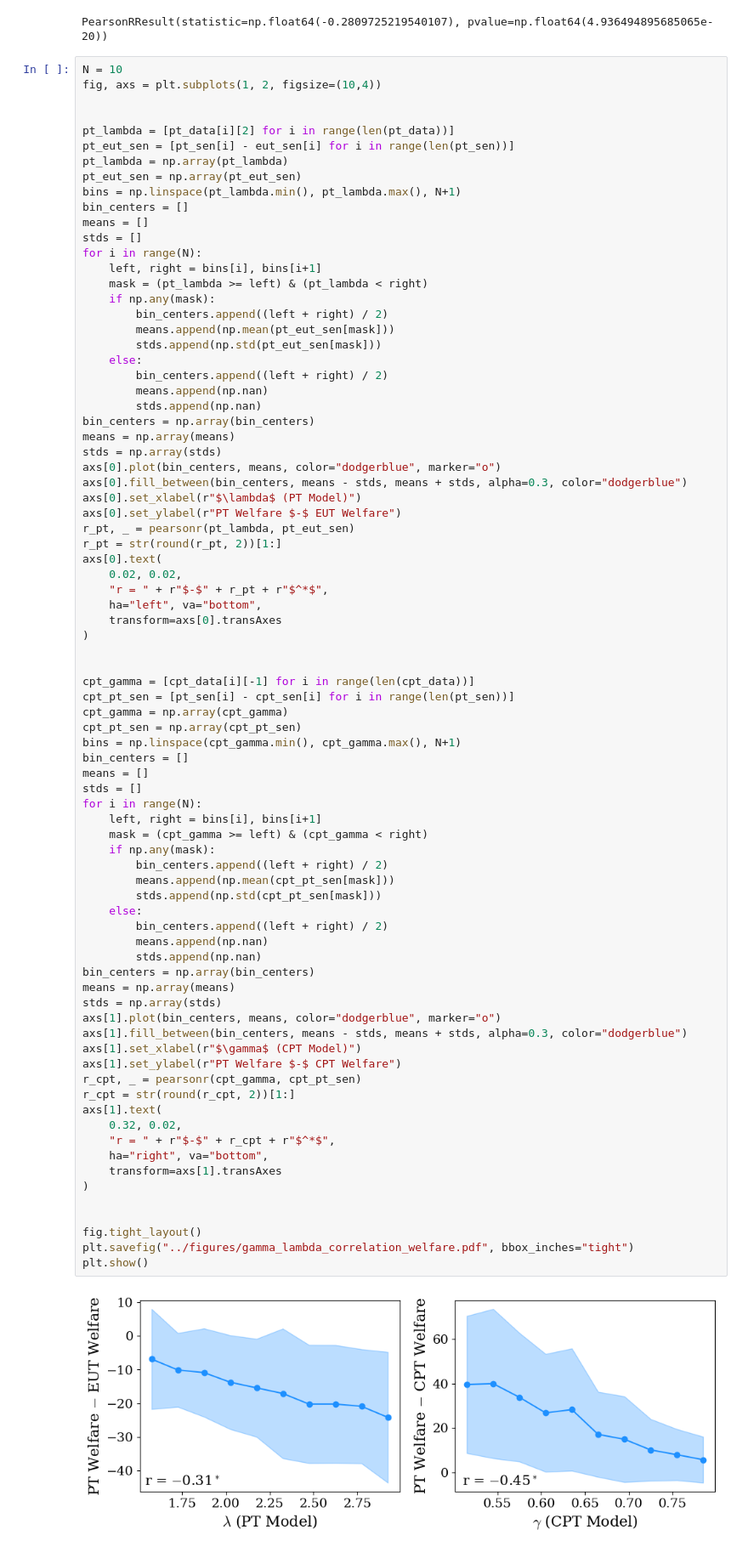
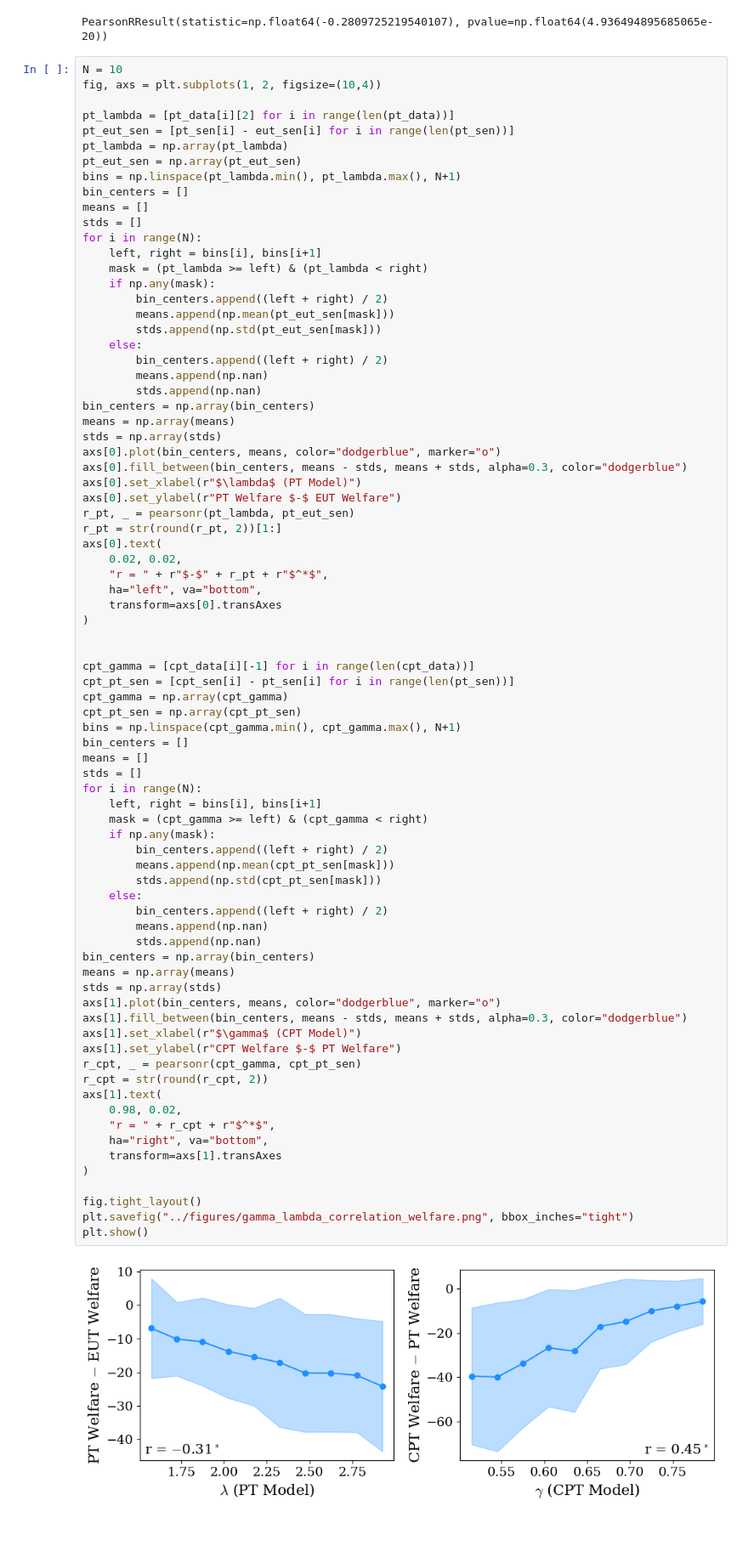
Before and after one commit to charlesaugdupont/cognitive-biases-endogenous-volatility, a Jupyter notebook: notebooks/sen_welfare.ipynb, the cells around one changed output. Shown at 85% size. Drawn from its saved outputs; the diff is of its cells as text.

Commit message:
update figure 4 according to reviewer comment

```diff
--- a/notebooks/sen_welfare.ipynb
+++ b/notebooks/sen_welfare.ipynb
@@ -437,7 +437,6 @@ PearsonRResult(statistic=np.float64(-0.2809725219540107), pvalue=np.float64(4.93
 # %%
 N = 10
 fig, axs = plt.subplots(1, 2, figsize=(10,4))
-
 
 pt_lambda = [pt_data[i][2] for i in range(len(pt_data))]
 pt_eut_sen = [pt_sen[i] - eut_sen[i] for i in range(len(pt_sen))]
@@ -476,43 +475,42 @@ axs[0].text(
 
 
 cpt_gamma = [cpt_data[i][-1] for i in range(len(cpt_data))]
-cpt_pt_sen = [pt_sen[i] - cpt_sen[i] for i in range(len(pt_sen))]
+cpt_pt_sen = [cpt_sen[i] - pt_sen[i] for i in range(len(pt_sen))]
 cpt_gamma = np.array(cpt_gamma)
 cpt_pt_sen = np.array(cpt_pt_sen)
 bins = np.linspace(cpt_gamma.min(), cpt_gamma.max(), N+1)
 bin_centers = []
 means = []
 stds = []
 for i in range(N):
     left, right = bins[i], bins[i+1]
     mask = (cpt_gamma >= left) & (cpt_gamma < right)
     if np.any(mask):
         bin_centers.append((left + right) / 2)
         means.append(np.mean(cpt_pt_sen[mask]))
         stds.append(np.std(cpt_pt_sen[mask]))
     else:
         bin_centers.append((left + right) / 2)
         means.append(np.nan)
         stds.append(np.nan)
 bin_centers = np.array(bin_centers)
 means = np.array(means)
 stds = np.array(stds)
 axs[1].plot(bin_centers, means, color="dodgerblue", marker="o")
 axs[1].fill_between(bin_centers, means - stds, means + stds, alpha=0.3, color="dodgerblue")
 axs[1].set_xlabel(r"$\gamma$ (CPT Model)")
-axs[1].set_ylabel(r"PT Welfare $-$ CPT Welfare")
+axs[1].set_ylabel(r"CPT Welfare $-$ PT Welfare")
 r_cpt, _ = pearsonr(cpt_gamma, cpt_pt_sen)
-r_cpt = str(round(r_cpt, 2))[1:]
+r_cpt = str(round(r_cpt, 2))
 axs[1].text(
-    0.32, 0.02,
-    "r = " + r"$-$" + r_cpt + r"$^*$",
+    0.98, 0.02,
+    "r = " + r_cpt + r"$^*$",
     ha="right", va="bottom",
     transform=axs[1].transAxes
 )
 
-
 fig.tight_layout()
-plt.savefig("../figures/gamma_lambda_correlation_welfare.pdf", bbox_inches="tight")
+plt.savefig("../figures/gamma_lambda_correlation_welfare.png", bbox_inches="tight")
 plt.show()
 # %% [output]
-[figure, old version]
+[figure, new version]
```
